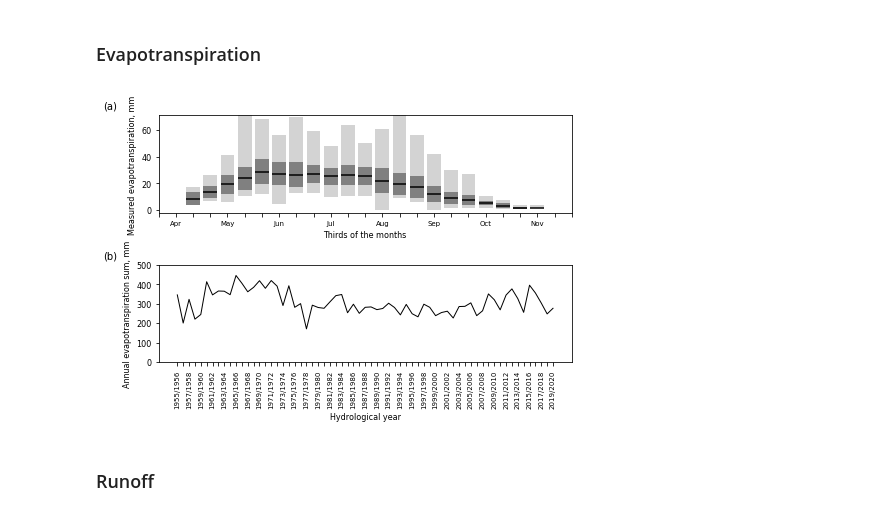
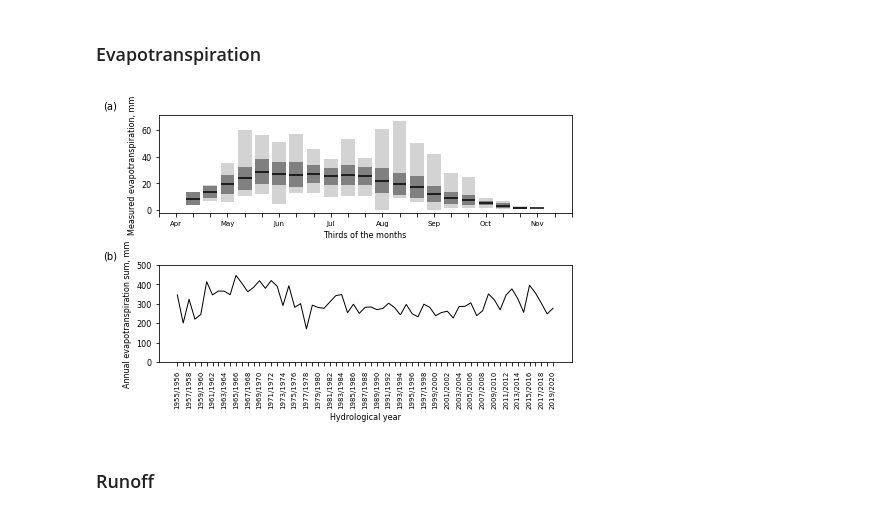
Before and after one commit to shi-hydrology/lammin-suo-plots, a Jupyter notebook: lammin_suo_plots.ipynb, the cells around one changed output. Cells and saved outputs as stored; diff of their text form; code cells hidden in the pictures.

```diff
--- a/lammin_suo_plots.ipynb
+++ b/lammin_suo_plots.ipynb
@@ -352,7 +352,7 @@ f = "precipitation_daily_1952-2020.csv"
 
 tmp = prepare(os.path.join(work_dir, f))
 
-df = tmp.loc[tmp["GAUGE_NO"] == 1]
+df = tmp.loc[tmp["GAUGE_NO"] == "P1"]
 
 df["P_TOTAL"] = df["PRECIPITATION"]
 df["P_LIQUID"] = np.where(df["SOLID"] == 0, df["PRECIPITATION"], np.nan)
@@ -429,7 +429,7 @@ f = "precipitation_daily_1952-2020.csv"
 
 tmp = prepare(os.path.join(work_dir, f))
 
-df = tmp.loc[tmp["GAUGE_NO"] == 1]
+df = tmp.loc[tmp["GAUGE_NO"] == "P1"]
 
 df["P_TOTAL"] = df["PRECIPITATION"]
 df["P_LIQUID"] = np.where(df["SOLID"] == 0, df["PRECIPITATION"], np.nan)
@@ -525,7 +525,7 @@ Trend for S/P ratio:
 # %% [markdown]
 ### Snow surveys
 # %%
-f = "meteo_daily_1952-2020_1.csv"
+f = "meteo_daily_1952-2020_WS1.csv"
 
 SHIFT = 2  # to start the hydrological year in November
 
@@ -631,7 +631,7 @@ fig, ax = plt.subplots(3, 1)
 fig.set_size_inches(2*wu, 3*hu)
 
 ##### Daily series:
-f = "peat-temp_daily_1960-2020.csv"
+f = "peat-temp_daily_1954-2020.csv"
 
 tmp = prepare(os.path.join(work_dir, f))
 
@@ -640,7 +640,7 @@ tmp = tmp.loc[tmp["DEPTH"] == 0]
 tmp = tmp.loc[tmp["OBS_TYPE"] == "avg"]
 tmp = tmp.loc[tmp.index.year < 1976]  # 1976 is non-complete
 
-for site in (1, ):  # site 2 was observed only during summertime, we won't use it
+for site in ("PT1", ):  # site 2 was observed only during summertime, we won't use it
     df = tmp.loc[tmp["SITE"] == site]
     df = df.resample("A")["PEAT_TEMP"].agg(["mean"])
     # print(df)
@@ -657,7 +657,7 @@ tmp = prepare(os.path.join(work_dir, f))
 
 tmp = tmp.loc[tmp["QC"] != 0]
 tmp = tmp.loc[tmp.index.hour == 15]
-tmp = tmp.loc[tmp["SITE"] == 1]
+tmp = tmp.loc[tmp["SITE"] == "PT1"]
 
 # PEAT SURFACE
 df = tmp.loc[tmp["DEPTH"] == 0]
@@ -764,7 +764,7 @@ fig.set_size_inches(2*wu, 2*hu)
 
 tmp = prepare(os.path.join(work_dir, f))
 
-df = tmp.loc[tmp["SITE"] == 1]  # the longest time series
+df = tmp.loc[tmp["SITE"] == "ET1"]  # the longest time series
 
 # INTRA_ANNUAL VARIABILITY:
 
@@ -807,7 +807,7 @@ upper_list = [sum(x) for x in zip(mean_list, std_list)]
 lower_list = [x[0] - x[1] for x in zip(mean_list, std_list)]
 
 min_list = np.where(pd.isna(min_list), 0, min_list)
-bars = ax1.bar(day_list, max_list, bottom=min_list, color="lightgrey", label="max/min")
+bars = ax1.bar(day_list, [a_i - b_i for a_i, b_i in zip(max_list, min_list)], bottom=min_list, color="lightgrey", label="max/min")
 tops = [x * 2 for x in std_list]
 tops = [a_i if a_i < b_i else b_i for a_i, b_i in zip(tops, max_list)]  # ensures that mean+SD will always by < than max value
 bottoms = [a_i - b_i for a_i, b_i in zip(mean_list, std_list)]
@@ -825,34 +825,34 @@ months = ["", 'Apr', "", "", 'May', "", "", 'Jun',"", "",  'Jul',"", "",  'Aug',
 plt.sca(ax1)
 plt.xticks(np.linspace(9, 33, num=len(months)), months)
 ax1.set_xticks(np.linspace(9, 33, num=len(months)), months)
 
 ax1.set_xlabel("Thirds of the months")
 ax1.set_ylabel("Measured evapotranspiration, mm")
 # ax1.text(-0.14, 1.15, "(a)", transform=ax1.transAxes, fontsize=MEDIUM_SIZE, va='top', ha='right')
 
 # INTER-ANNUAL VARIABILITY:
 df = df.resample("A")["ET"].agg(["sum"])
 
 df["HYDRO_YEAR"] = (df.index.year - 1).astype(str) + "/" + df.index.year.astype(str)
 # print(df)
 
 ax2.plot(df["HYDRO_YEAR"], df["sum"], color="k", linewidth=1)
 ax2.set_ylim([-2, 500])
 ax2.set_xlabel("Hydrological year")
 ax2.set_ylabel("Annual evapotranspiration sum, mm")
 for tick in ax2.get_xticklabels():
     tick.set_rotation(90)
 for tick in ax2.get_xticklabels()[1::2]:
     tick.set_visible(False)
 
 mark_axes((ax1, ax2))
 
 fig.tight_layout()
 
 fig_path = os.path.join(fig_dir, "test_06.png")
 plt.savefig(fig_path, dpi=300, transparent=False, facecolor="white")
 # %% [output]
-[figure, old version]
+[figure, new version]
 # %% [markdown]
 ### Runoff
 # %% [markdown]
```
Also changed, not shown: parts of 13 cells of this notebook, 32 other files.
